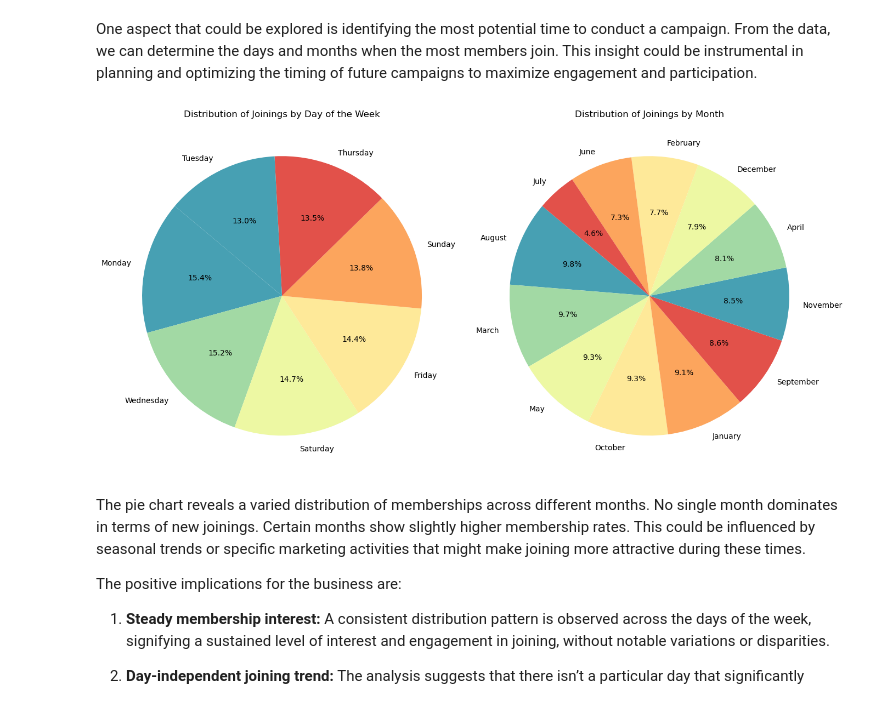
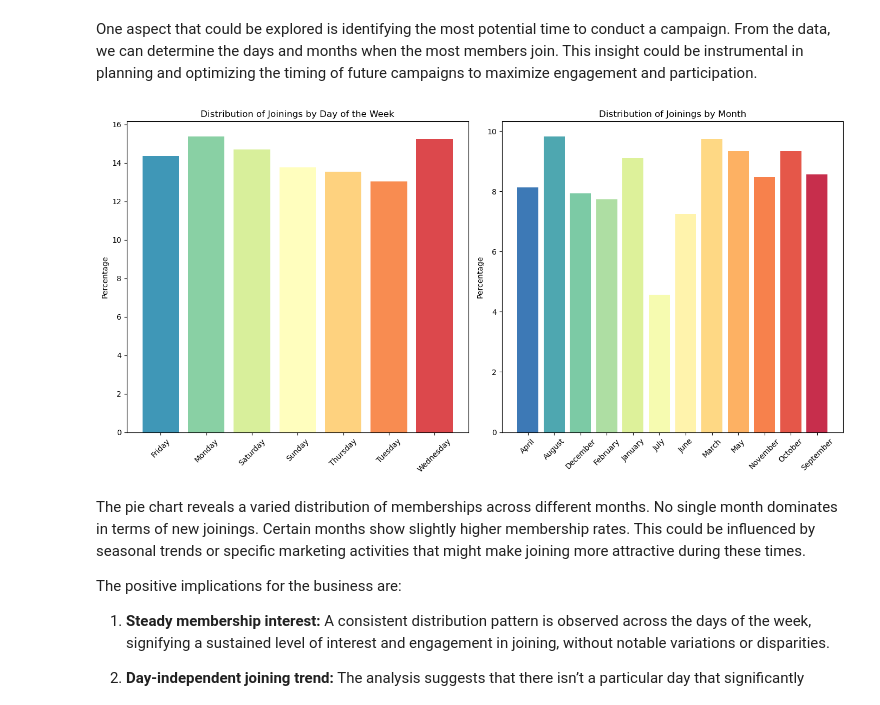
Before and after one commit to fathimahyasmin/Supermarket-Customer-Analysis, a Jupyter notebook: DataAnalysis.ipynb, the cells around one changed output. Drawn from its saved outputs; the diff is of its cells as text; code cells hidden in the pictures.

```diff
--- a/v4analysis__.ipynb
+++ b/DataAnalysis.ipynb
@@ -1115,19 +1259,29 @@ One aspect that could be explored is identifying the most potential time to cond
 # %%
 day_counts = df_copy['Day_Joined'].value_counts(normalize=True) * 100
 month_counts = df_copy['Month_Joined'].value_counts(normalize=True) * 100
 
+# Sorting the index to maintain consistency in visualization
+day_counts.sort_index(inplace=True)
+month_counts.sort_index(inplace=True)
+
 fig, axs = plt.subplots(1, 2, figsize=(14, 7))
 
-axs[0].pie(day_counts, labels=day_counts.index, autopct='%1.1f%%', startangle=140, colors=sns.color_palette("Spectral_r"))
+# Plotting the Day Joined bar chart
+axs[0].bar(day_counts.index, day_counts.values, color=sns.color_palette("Spectral_r", len(day_counts)))
 axs[0].set_title('Distribution of Joinings by Day of the Week')
+axs[0].set_ylabel('Percentage')
+axs[0].set_xticklabels(day_counts.index, rotation=45)
 
-axs[1].pie(month_counts, labels=month_counts.index, autopct='%1.1f%%', startangle=140, colors=sns.color_palette("Spectral_r"))
+# Plotting the Month Joined bar chart
+axs[1].bar(month_counts.index, month_counts.values, color=sns.color_palette("Spectral_r", len(month_counts)))
 axs[1].set_title('Distribution of Joinings by Month')
+axs[1].set_ylabel('Percentage')
+axs[1].set_xticklabels(month_counts.index, rotation=45)
 
 plt.tight_layout()
 plt.show()
 # %% [output]
-[figure, old version]
+[figure, new version]
 # %% [markdown]
 The pie chart reveals a varied distribution of memberships across different months. No single month dominates in terms of new joinings. Certain months show slightly higher membership rates. This could be influenced by seasonal trends or specific marketing activities that might make joining more attractive during these times.
 
```
Also changed, not shown: parts of 40 cells of this notebook, 3 other files.
